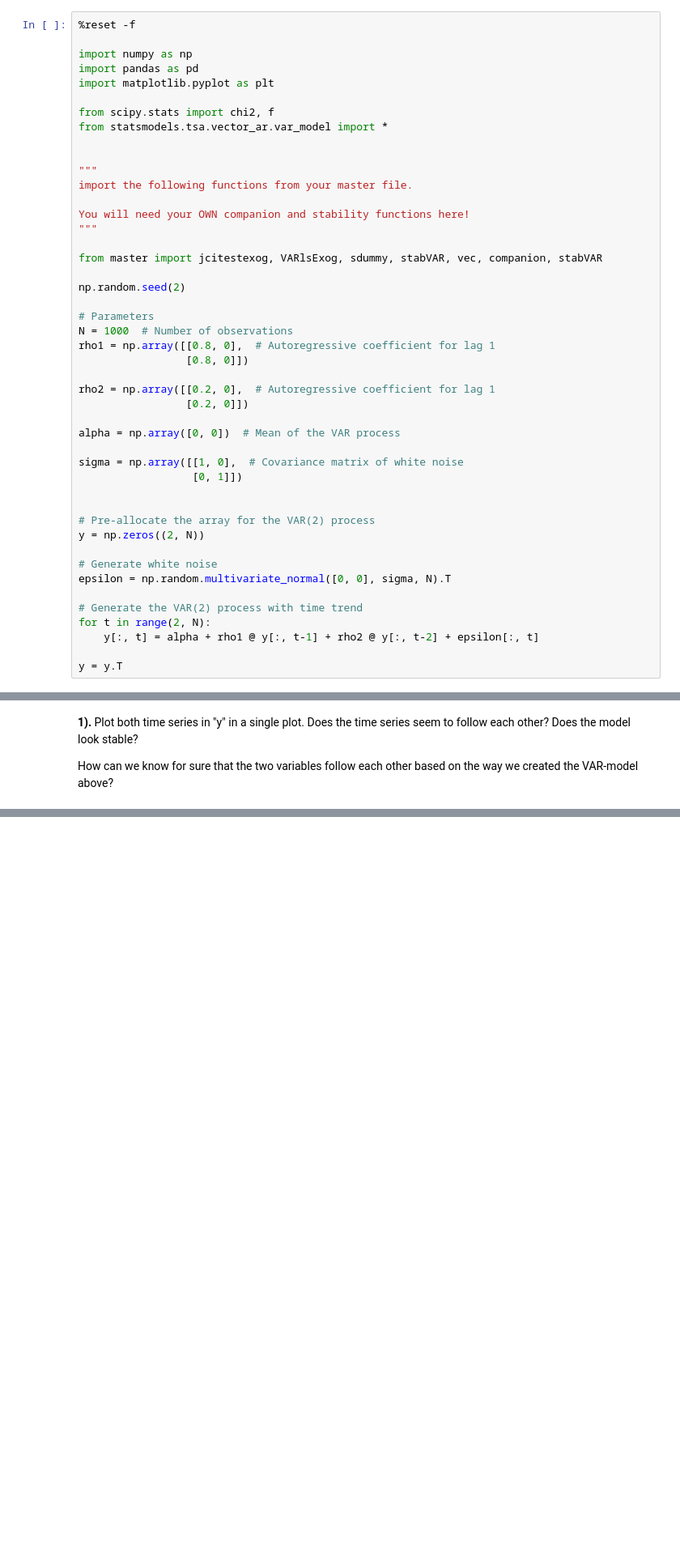
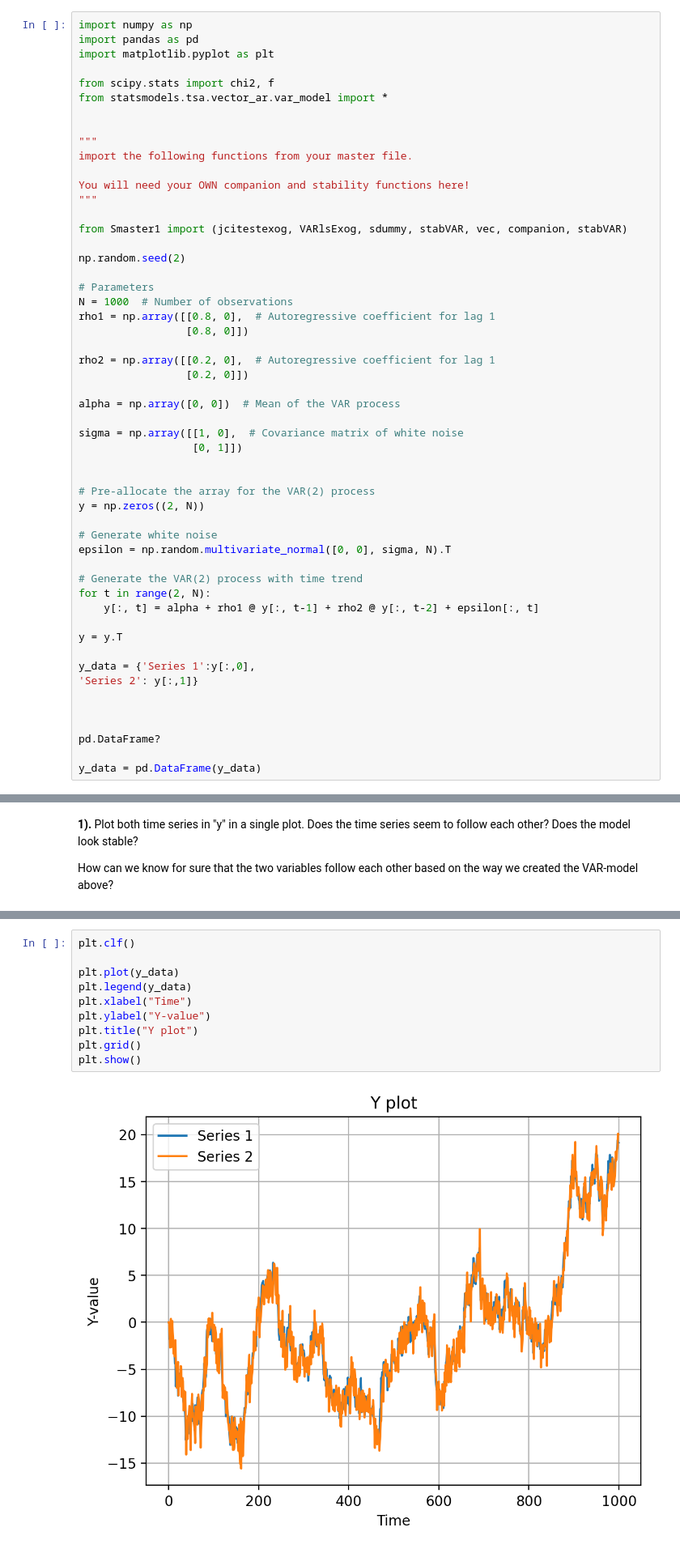
Before and after one commit to xjb522/Macro-VAR-undervisning, a Jupyter notebook: Exercise 4-1.ipynb, the cells around one changed output, grey strips where cells are left out. Shown at 81% size. Saved outputs shown, nothing was run; the diff lists cells and outputs as text; blank space fills up the shorter version.

```diff
--- a/Exercise 4-1.ipynb
+++ b/Exercise 4-1.ipynb
@@ -1,8 +1,6 @@
 # %% [markdown]
 #### Seasonal Dummies and Granger Causality
 # %%
-%reset -f
-
 import numpy as np
 import pandas as pd
 import matplotlib.pyplot as plt
@@ -17,7 +15,7 @@ import the following functions from your master file.
 You will need your OWN companion and stability functions here!
 """
 
-from master import jcitestexog, VARlsExog, sdummy, stabVAR, vec, companion, stabVAR
+from Smaster1 import (jcitestexog, VARlsExog, sdummy, stabVAR, vec, companion, stabVAR)
 
 np.random.seed(2)
 
@@ -46,3 +44,12 @@ for t in range(2, N):
     y[:, t] = alpha + rho1 @ y[:, t-1] + rho2 @ y[:, t-2] + epsilon[:, t]
 
 y = y.T
+
+y_data = {'Series 1':y[:,0],
+'Series 2': y[:,1]}
+
+
+
+pd.DataFrame?
+
+y_data = pd.DataFrame(y_data)
@@ -57,3 +60,15 @@ How can we know for sure that the two variables follow each other based on the w
+# %%
+plt.clf()
+
+plt.plot(y_data)
+plt.legend(y_data)
+plt.xlabel("Time")
+plt.ylabel("Y-value")
+plt.title("Y plot")
+plt.grid()
+plt.show()
+# %% [output]
+[figure, added]
 # %% [markdown]
 **2).** Estimate the VAR(2) process with seasonal dummies and a constant. Assume a frequency of 4.
 
```
Also changed, not shown: parts of 16 cells of this notebook, 7 other files.
